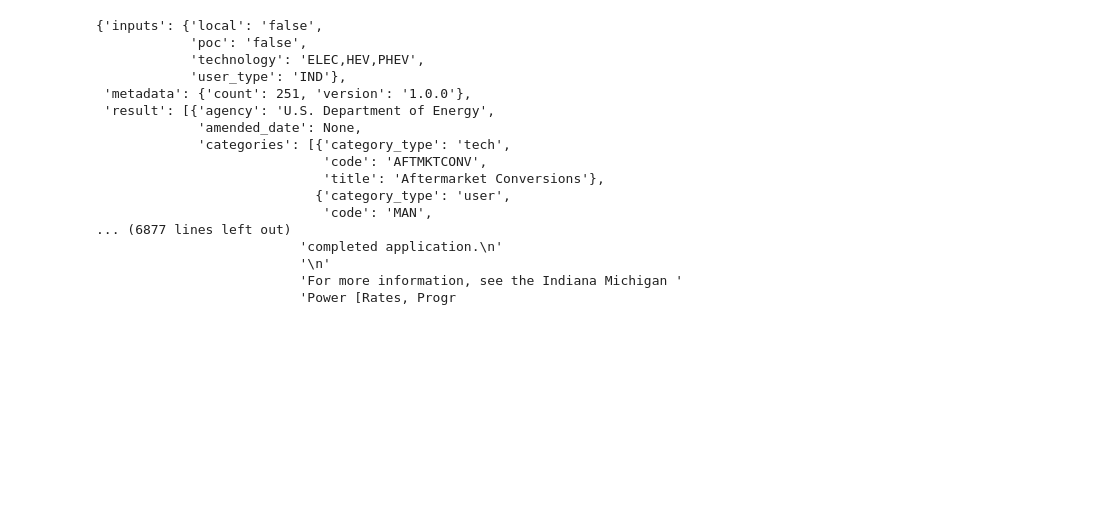
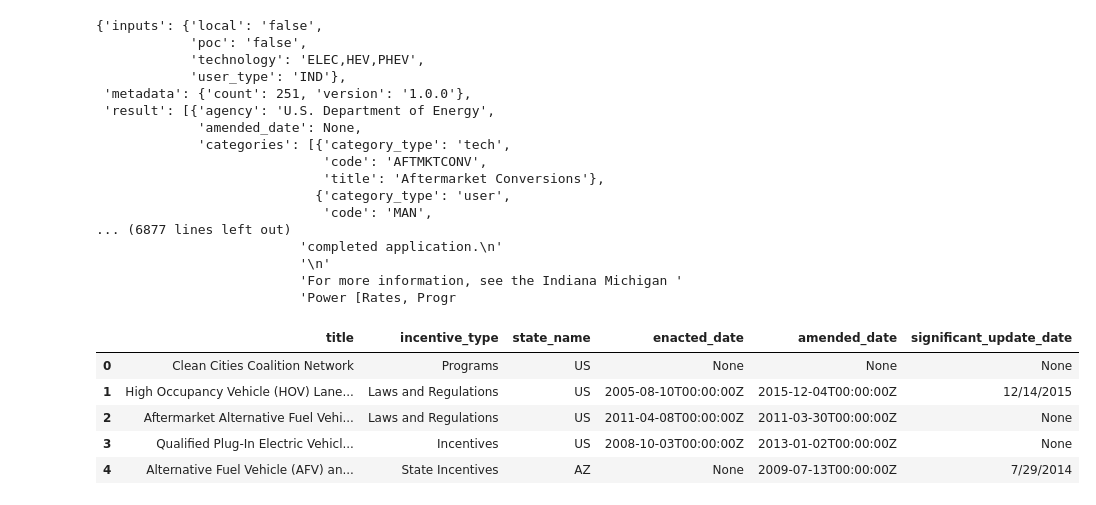
Before and after one commit to Barbara-Gordon/Team9, a Jupyter notebook: Test Notebook.ipynb, the cells around one changed output. Saved outputs shown, nothing was run; the diff lists cells and outputs as text; code cells hidden in the pictures; blank space fills up the shorter version.

```diff
--- a/Test Notebook.ipynb
+++ b/Test Notebook.ipynb
@@ -129,0 +128,9 @@ incentivesDF = pd.DataFrame({'title':title,'incentive_type':incentive_type,'stat
+# %%
+incentivesDF.head()
+# %% [output]
+|  | title | incentive_type | state_name | enacted_date | amended_date | significant_update_date |
+| 0 | Clean Cities Coalition Network | Programs | US | None | None | None |
+| 1 | High Occupancy Vehicle (HOV) Lane... | Laws and Regulations | US | 2005-08-10T00:00:00Z | 2015-12-04T00:00:00Z | 12/14/2015 |
+| 2 | Aftermarket Alternative Fuel Vehi... | Laws and Regulations | US | 2011-04-08T00:00:00Z | 2011-03-30T00:00:00Z | None |
+| 3 | Qualified Plug-In Electric Vehicl... | Incentives | US | 2008-10-03T00:00:00Z | 2013-01-02T00:00:00Z | None |
+| 4 | Alternative Fuel Vehicle (AFV) an... | State Incentives | AZ | None | 2009-07-13T00:00:00Z | 7/29/2014 |
```
Also changed, not shown: parts of 4 cells of this notebook, 3 other files.
